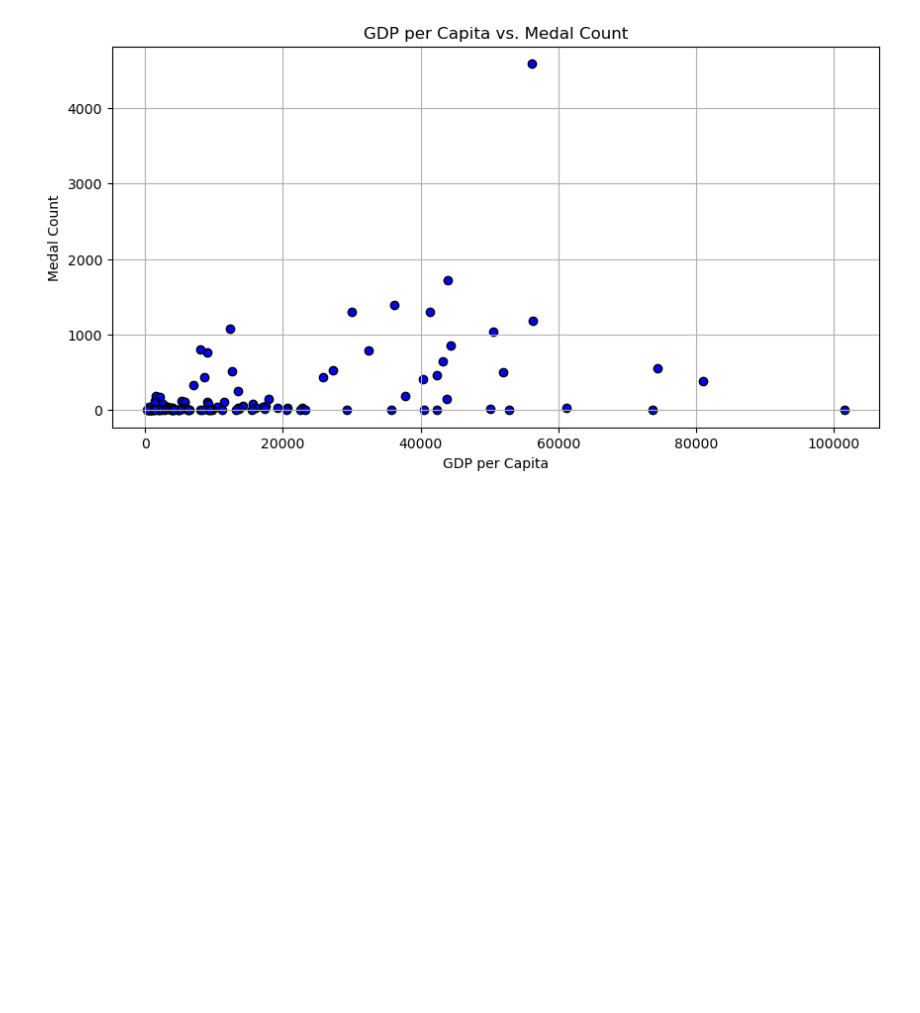
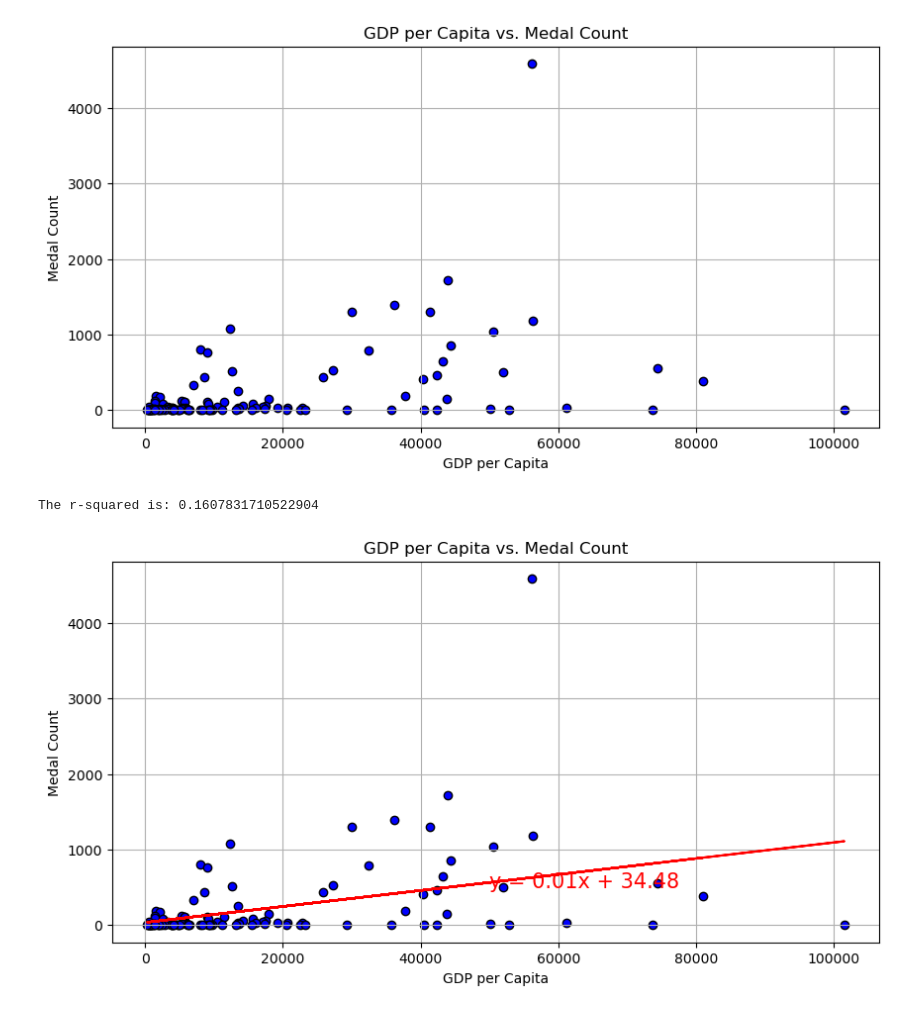
Before and after one commit to AdebolaShelby/Project-1, a Jupyter notebook: project-v1.ipynb, the cells around one changed output. Drawn from its saved outputs; the diff is of its cells as text; code cells hidden in the pictures; blank space fills up the shorter version.

Commit message:
added linear regresssion

```diff
--- a/project-v1.ipynb
+++ b/project-v1.ipynb
@@ -844,3 +844,22 @@ plt.savefig("Images/GDP_per_Capita_vs_Medal_Count.png")
 plt.show()
 # %% [output]
 [figure]
+# %%
+# Linear Regression
+# Calculate the linear regression
+slope, intercept, rvalue, pvalue, stderr = linregress(medals_gdp['GDP per Capita'], medals_gdp['Medal'])
+regress_values = medals_gdp['GDP per Capita'] * slope + intercept
+line_eq = "y = " + str(round(slope,2)) + "x + " + str(round(intercept,2))
+plt.figure(figsize=(10,5))
+plt.scatter(medals_gdp['GDP per Capita'], medals_gdp['Medal'], color='blue', edgecolor='black')
+plt.plot(medals_gdp['GDP per Capita'], regress_values, color='red')
+plt.annotate(line_eq,(50000,500),fontsize=15,color="red")
+plt.title('GDP per Capita vs. Medal Count')
+plt.xlabel('GDP per Capita')
+plt.ylabel('Medal Count')
+plt.grid()
+print(f"The r-squared is: {rvalue**2}")
+plt.show()
+# %% [output]
+The r-squared is: 0.1607831710522904
+[figure, added]
```
Also changed, not shown: 1 other file.
